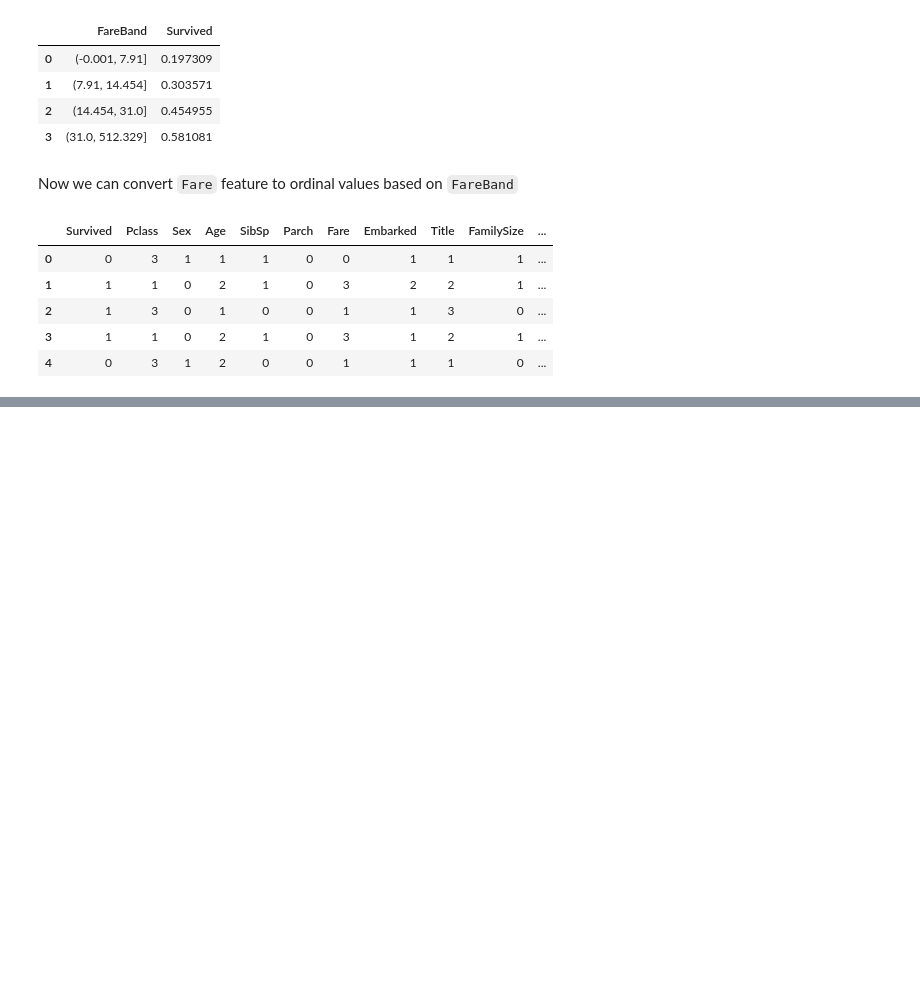
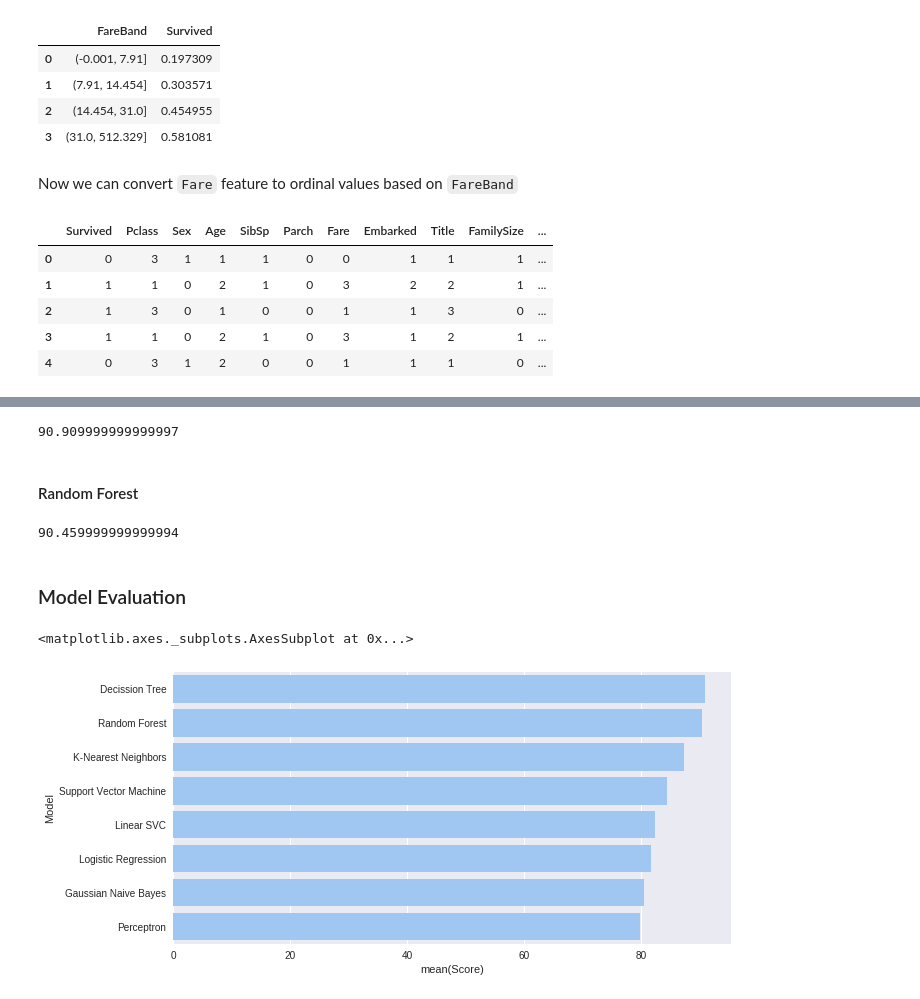
Before and after one commit to eriansha/titanic-survivor, a Jupyter notebook: Investigate Titanic Survivor.ipynb, the cells around one changed output, grey strips where cells are left out. Saved outputs shown, nothing was run; the diff lists cells and outputs as text; code cells hidden in the pictures; blank space fills up the shorter version.

Commit message:
Added Building models section

```diff
--- a/Investigate Titanic Survivor.ipynb
+++ b/Investigate Titanic Survivor.ipynb
@@ -652,0 +731,6 @@ train_df.head()
+# %%
+linear_svc = LinearSVC()
+linear_svc.fit(X_train, y_train)
+Y_pred = linear_svc.predict(test_df)
+result_linear_svc = round(linear_svc.score(X_train, y_train) * 100, 2)
+result_linear_svc
@@ -652,0 +741,37 @@ train_df.head()
+# %%
+decisson_tree = DecisionTreeClassifier()
+decisson_tree.fit(X_train, y_train)
+Y_pred = decisson_tree.predict(test_df)
+result_decisson_tree = round(decisson_tree.score(X_train, y_train) * 100, 2)
+result_decisson_tree
+# %% [output]
+90.909999999999997
+# %% [markdown]
+#### Random Forest
+# %%
+random_forest = RandomForestClassifier()
+random_forest.fit(X_train, y_train)
+Y_pred = random_forest.predict(test_df)
+result_random_forest = round(random_forest.score(X_train, y_train) * 100, 2)
+result_random_forest
+# %% [output]
+90.459999999999994
+# %% [markdown]
+### Model Evaluation
+# %%
+models = pd.DataFrame({
+    'Model' : ['Logistic Regression', 'Support Vector Machine', 'K-Nearest Neighbors',
+               'Gaussian Naive Bayes', 'Perceptron', 'Linear SVC',
+               'Decission Tree', 'Random Forest'],
+    'Score' : [result_log, result_svc, result_knn,
+               result_gaussian, result_perceptron, result_linear_svc,
+              result_decisson_tree, result_random_forest]
+})
+# %%
+f, ax = plt.subplots(figsize=(10, 5))
+
+sns.set_color_codes('pastel')
+sns.barplot(x='Score', y='Model', data=models.sort_values(by='Score', ascending=False), color='b')
+# %% [output]
+<matplotlib.axes._subplots.AxesSubplot at 0x...>
+[figure, added]
```
Also changed, not shown: parts of 20 cells of this notebook.
